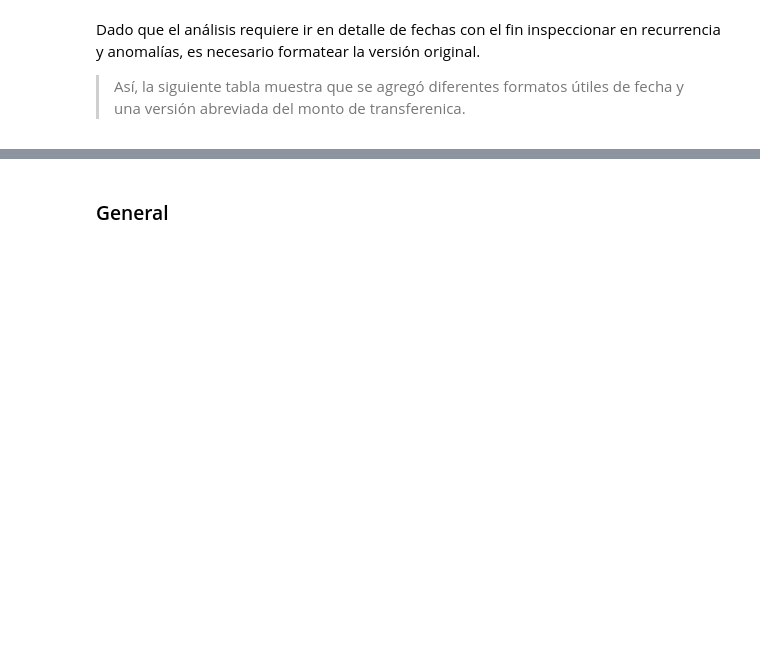
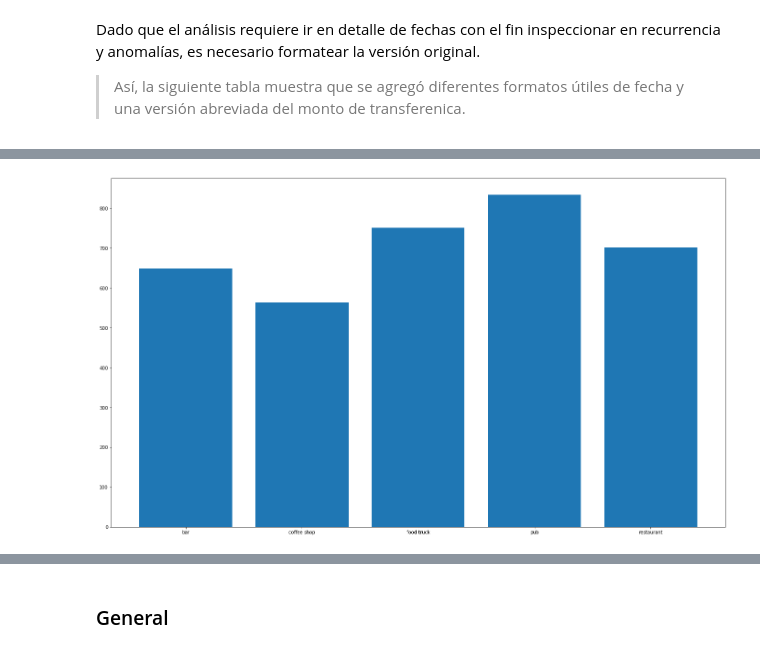
Before and after one commit to davidignacioam/practical_test_sura, a Jupyter notebook: Parte I - Prueba Técnica.ipynb, the cells around one changed output, grey strips where cells are left out. Drawn from its saved outputs; the diff is of its cells as text; code cells hidden in the pictures; blank space fills up the shorter version.

```diff
--- a/Parte I - Prueba Técnica.ipynb
+++ b/Parte I - Prueba Técnica.ipynb
@@ -67,6 +67,10 @@ def display_side_by_side(
             _repr_html_()
         output += "\xa0\xa0\xa0"
     display(HTML(output))
+
+def get_total_na(df: pd.DataFrame) -> list:
+   return [column for column in df.columns if len(df[df[column].isna()]) > 0 or len(df[df[column].isnull()]) > 0]
+
 def get_kmeans_clusters(
    df: pd.DataFrame,
    num_clusters: int,
@@ -78,6 +82,15 @@ def get_kmeans_clusters(
       X_scaled = scale(df[['amount']]).reshape(-1, 1)
    y_predict = KMeans(n_clusters = num_clusters, random_state = RANDOM_VALUE).fit(X_scaled)
    return df.assign(cluster = y_predict.labels_).reset_index(drop=True)
+
+def get_bar_plot_count(
+   df: pd.DataFrame,
+   variable: str
+) -> None :
+   df_count = df[variable].value_counts().sort_index().reset_index()
+   plt.bar(df_count['index'], df_count[variable])
+   if len(df_count) > 10:
+      plt.xticks(rotation = 90)
 
 def get_cluster_info(
    df: pd.DataFrame,
@@ -287,0 +293,4 @@ df_merge
+# %%
+get_bar_plot_count(df_merge, 'merchant_category')
+# %% [output]
+[figure, added]
```
Also changed, not shown: parts of 26 cells of this notebook, 2 other files.
